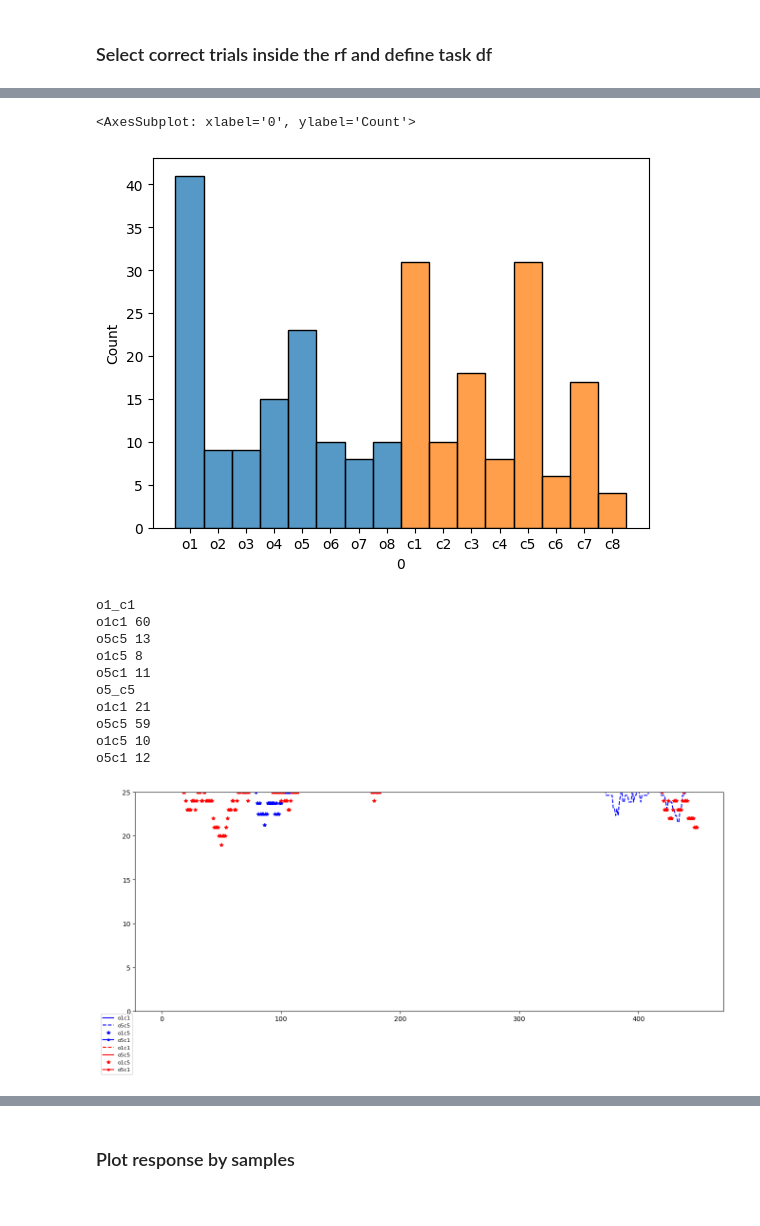
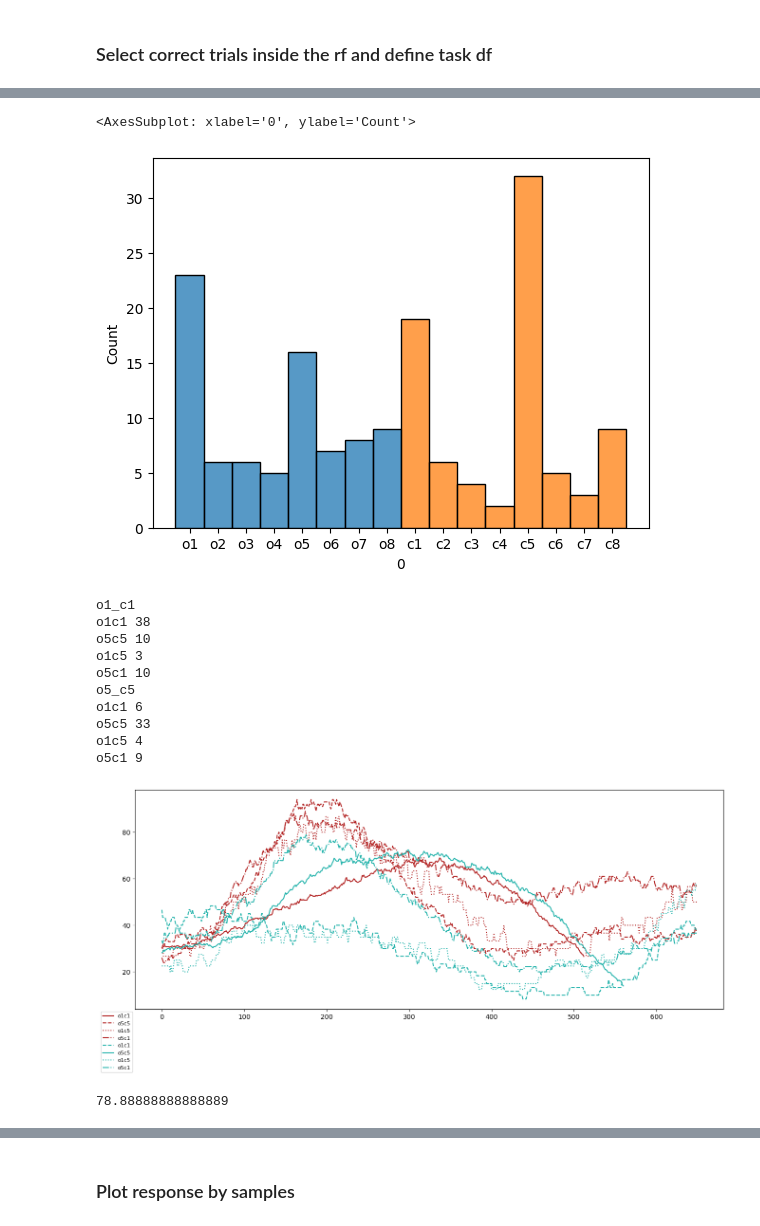
Before and after one commit to Ibos-lab/EphysVibe, a Jupyter notebook: examples/tuning_neuron.ipynb, the cells around one changed output, grey strips where cells are left out. Cells and saved outputs as stored; diff of their text form; code cells hidden in the pictures.

Commit message:
wip:check task

```diff
--- a/examples/tuning_neuron.ipynb
+++ b/examples/tuning_neuron.ipynb
@@ -166,12 +168,18 @@ n_iterations = 1000
 win=100
 step=1
 #color_orient = color
-i_neuron = 19
+i_neuron =2
+t_before = 500
+t_after = 500
 # %%
-n_bhv=paths_bhv[0]
-n_sp = paths_sp[0]
+n_bhv=paths_bhv[16]
+n_sp = paths_sp[16]
+s_path = os.path.normpath(n_sp).split(os.sep)
+b_path = os.path.normpath(n_bhv).split(os.sep)
 print(n_sp)
-s_path = os.path.normpath(n_sp).split(os.sep)
+if b_path[-1][:19] != s_path[-1][:19]:
+    raise NameError
+
 date = s_path[-1][:19]
 data = SpikeData.from_python_hdf5(n_sp)
 bhv = BhvData.from_python_hdf5(n_bhv)
@@ -421,7 +411,7 @@ mask = np.where(test_stimuli_c1=='nan',False,True)
 sns.histplot(pd.DataFrame(test_stimuli_c1[mask]).sort_values(0),x=0)
 # %% [output]
 <AxesSubplot: xlabel='0', ylabel='Count'>
-[figure, old version]
+[figure, new version]
 # %%
 fig,ax = plt.subplots(figsize = (16,6))
 for sample in ['o1_c1','o5_c5']:
@@ -435,67 +425,71 @@ for sample in ['o1_c1','o5_c5']:
     i_trial, i_test = np.where(test_stimuli_o1c1)
     tests_on = code_samples_samp[i_trial,2*i_test+6].astype(int)
     sp_stim = sp_samples_samp[i_trial]
-    sp_tests_o1c1 = SpikeData.indep_roll(sp_stim, -tests_on, axis=1)[:, 0:550]
+    sp_tests_o1c1 = SpikeData.indep_roll(sp_stim, -(tests_on-t_before), axis=1)[:, :t_before+450+t_after]
 
     test_stimuli_o5c5 = np.where(np.char.find(test_stimuli_samp,'55')==0,True,False)
     i_trial, i_test = np.where(test_stimuli_o5c5)
     tests_on = code_samples_samp[i_trial,2*i_test+6].astype(int)
     sp_stim = sp_samples_samp[i_trial]
-    sp_tests_o5c5 = SpikeData.indep_roll(sp_stim, -tests_on, axis=1)[:, 0:550]
+    sp_tests_o5c5 = SpikeData.indep_roll(sp_stim, -(tests_on-t_before), axis=1)[:, :t_before+450+t_after]
 
     test_stimuli_o1c5 = np.where(np.char.find(test_stimuli_samp,'15')==0,True,False)
     i_trial, i_test = np.where(test_stimuli_o1c5)
     tests_on = code_samples_samp[i_trial,2*i_test+6].astype(int)
     sp_stim = sp_samples_samp[i_trial]
-    sp_tests_o1c5 = SpikeData.indep_roll(sp_stim, -tests_on, axis=1)[:, 0:550]
+    sp_tests_o1c5 = SpikeData.indep_roll(sp_stim, -(tests_on-t_before), axis=1)[:, :t_before+450+t_after]
 
     test_stimuli_o5c1 = np.where(np.char.find(test_stimuli_samp,'51')==0,True,False)
     i_trial, i_test = np.where(test_stimuli_o5c1)
     tests_on = code_samples_samp[i_trial,2*i_test+6].astype(int)
     sp_stim = sp_samples_samp[i_trial]
-    sp_tests_o5c1 = SpikeData.indep_roll(sp_stim, -tests_on, axis=1)[:, 0:550]
+    sp_tests_o5c1 = SpikeData.indep_roll(sp_stim, -(tests_on-t_before), axis=1)[:, :t_before+450+t_after]
 
     print(sample)
     sp_tests_o1c1_avg = sp_tests_o1c1.mean(axis=0)
     print('o1c1 %d'%sp_tests_o1c1.shape[0])
     sp_tests_o5c5_avg = sp_tests_o5c5.mean(axis=0)
     print('o5c5 %d'%sp_tests_o5c5.shape[0])
     sp_tests_o1c5_avg = sp_tests_o1c5.mean(axis=0)
     print('o1c5 %d'%sp_tests_o1c5.shape[0])
     sp_tests_o5c1_avg = sp_tests_o5c1.mean(axis=0)
     print('o5c1 %d'%sp_tests_o5c1.shape[0])
-    sp_tests_o1c1_avg = moving_average(data=sp_tests_o1c1_avg,win=win,step=1)[:450]*1000
-    sp_tests_o5c5_avg = moving_average(data=sp_tests_o5c5_avg,win=win,step=1)[:450]*1000
-    sp_tests_o1c5_avg = moving_average(data=sp_tests_o1c5_avg,win=win,step=1)[:450]*1000
-    sp_tests_o5c1_avg = moving_average(data=sp_tests_o5c1_avg,win=win,step=1)[:450]*1000
+    sp_tests_o1c1_avg = moving_average(data=sp_tests_o1c1_avg,win=win,step=1)[t_after-win:t_after+450+win]*1000
+    sp_tests_o5c5_avg = moving_average(data=sp_tests_o5c5_avg,win=win,step=1)[t_after-win:t_after+450+win]*1000
+    sp_tests_o1c5_avg = moving_average(data=sp_tests_o1c5_avg,win=win,step=1)[t_after-win:t_after+450+win]*1000
+    sp_tests_o5c1_avg = moving_average(data=sp_tests_o5c1_avg,win=win,step=1)[t_after-win:t_after+450+win]*1000
 
-    style1 = 'b-'
-    style2 = 'b--'
-    style3 = 'b*'
-    style4 = 'b.-'
+    style1 = '-'
+    style2 = '--'
+    style3 = ':'
+    style4 = '-.'
     if sample == 'o5_c5':
-        style1 = 'r--'
-        style2 = 'r-'
-        style3 = 'r*'
-        style4 = 'r.-'
-    ax.plot(sp_tests_o1c1_avg,style1,label='o1c1')
-    ax.plot(sp_tests_o5c5_avg,style2,label='o5c5')
-    ax.plot(sp_tests_o1c5_avg,style3,label='o1c5')
-    ax.plot(sp_tests_o5c1_avg,style4,label='o5c1')
-    ax.set_ylim(0,25)
+        style1 = '--'
+        style2 = '-'
+        style3 = ':'
+        style4 = '-.'
+    ax.plot(sp_tests_o1c1_avg,linestyle=style1,color=task_constants.PALETTE_B1[sample],label='o1c1')
+    ax.plot(sp_tests_o5c5_avg,linestyle=style2,color=task_constants.PALETTE_B1[sample],label='o5c5')
+    ax.plot(sp_tests_o1c5_avg,linestyle=style3,color=task_constants.PALETTE_B1[sample],label='o1c5')
+    ax.plot(sp_tests_o5c1_avg,linestyle=style4,color=task_constants.PALETTE_B1[sample],label='o5c1')
+    #ax.set_ylim(0,60)
     plt.legend(loc='upper right', bbox_to_anchor=(0, 0), prop={'size': 8})
 # %% [output]
 o1_c1
-o1c1 60
-o5c5 13
-o1c5 8
-o5c1 11
+o1c1 38
+o5c5 10
+o1c5 3
+o5c1 10
 o5_c5
-o1c1 21
-o5c5 59
-o1c5 10
-o5c1 12
+o1c1 6
+o5c5 33
+o1c5 4
+o5c1 9
-[figure, old version]
+[figure, new version]
+# %%
+np.nanmax([sp_tests_o1c1_avg,sp_tests_o5c5_avg,sp_tests_o1c5_avg,sp_tests_o5c1_avg])
+# %% [output]
+78.88888888888889
 # %%
 fig,ax = plt.subplots(figsize = (16,6))
 for sample in ['o1_c5','o5_c1']:
```
Also changed, not shown: parts of 42 cells of this notebook, 3 other files.
